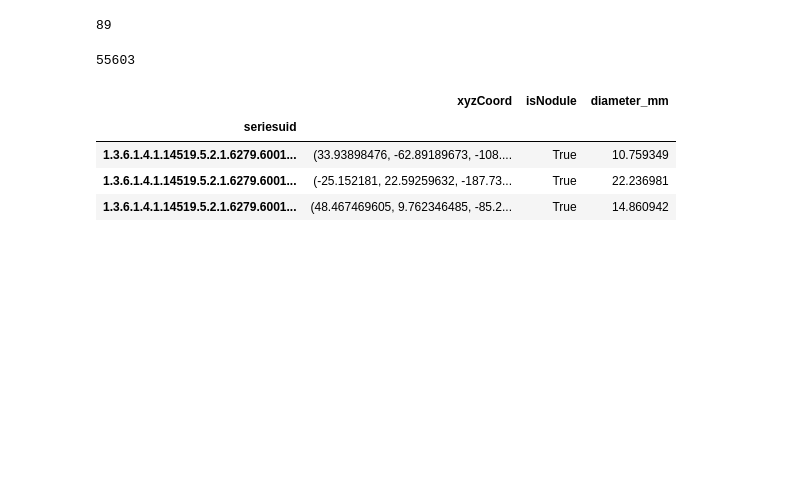
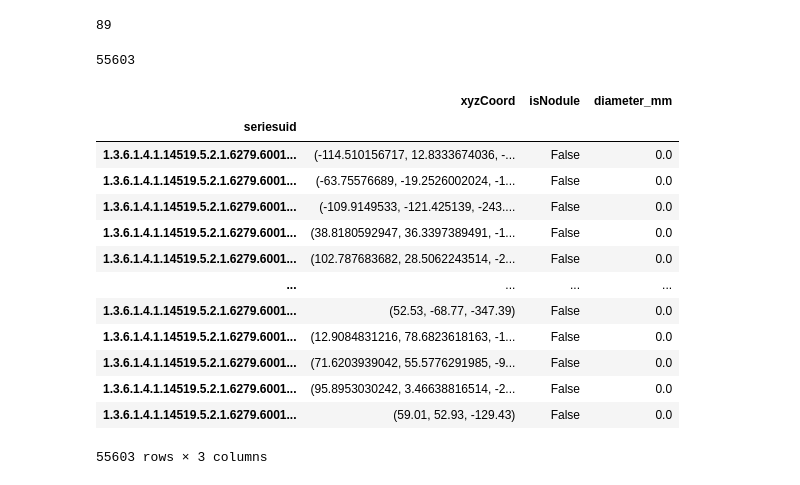
Before and after one commit to dolphinnG/Luna-Grand-Chalenge, a Jupyter notebook: test_preprocess_code.ipynb, the cells around one changed output. Drawn from its saved outputs; the diff is of its cells as text; code cells hidden in the pictures; blank space fills up the shorter version.

```diff
--- a/test_preprocess_code.ipynb
+++ b/test_preprocess_code.ipynb
@@ -399,18 +399,28 @@ len(exploded)
 # %%
 
 # Assuming df is your DataFrame
 df = pd.DataFrame({'A': range(10), 'B': range(10, 20)})
 
 # Shuffle the DataFrame
 exploded = exploded.sample(frac=1)
-exploded[exploded['diameter_mm'] > 10][:3]
+# exploded[exploded['diameter_mm'] > 10][:3]
 # r = 0.7  # ratio of sizes
 # split_idx = int(r * len(df))
 # df1 = df.iloc[:split_idx]
 # df2 = df.iloc[split_idx:]
+exploded
 # %% [output]
 |  | xyzCoord | isNodule | diameter_mm |
 | seriesuid |  |  |  |
-| 1.3.6.1.4.1.14519.5.2.1.6279.6001... | (33.93898476, -62.89189673, -108.... | True | 10.759349 |
-| 1.3.6.1.4.1.14519.5.2.1.6279.6001... | (-25.152181, 22.59259632, -187.73... | True | 22.236981 |
-| 1.3.6.1.4.1.14519.5.2.1.6279.6001... | (48.467469605, 9.762346485, -85.2... | True | 14.860942 |
+| 1.3.6.1.4.1.14519.5.2.1.6279.6001... | (-114.510156717, 12.8333674036, -... | False | 0.0 |
+| 1.3.6.1.4.1.14519.5.2.1.6279.6001... | (-63.75576689, -19.2526002024, -1... | False | 0.0 |
+| 1.3.6.1.4.1.14519.5.2.1.6279.6001... | (-109.9149533, -121.425139, -243.... | False | 0.0 |
+| 1.3.6.1.4.1.14519.5.2.1.6279.6001... | (38.8180592947, 36.3397389491, -1... | False | 0.0 |
+| 1.3.6.1.4.1.14519.5.2.1.6279.6001... | (102.787683682, 28.5062243514, -2... | False | 0.0 |
+| ... | ... | ... | ... |
+| 1.3.6.1.4.1.14519.5.2.1.6279.6001... | (52.53, -68.77, -347.39) | False | 0.0 |
+| 1.3.6.1.4.1.14519.5.2.1.6279.6001... | (12.9084831216, 78.6823618163, -1... | False | 0.0 |
+| 1.3.6.1.4.1.14519.5.2.1.6279.6001... | (71.6203939042, 55.5776291985, -9... | False | 0.0 |
+| 1.3.6.1.4.1.14519.5.2.1.6279.6001... | (95.8953030242, 3.46638816514, -2... | False | 0.0 |
+| 1.3.6.1.4.1.14519.5.2.1.6279.6001... | (59.01, 52.93, -129.43) | False | 0.0 |
+55603 rows × 3 columns
```
Also changed, not shown: parts of 4 cells of this notebook, 3 other files.
